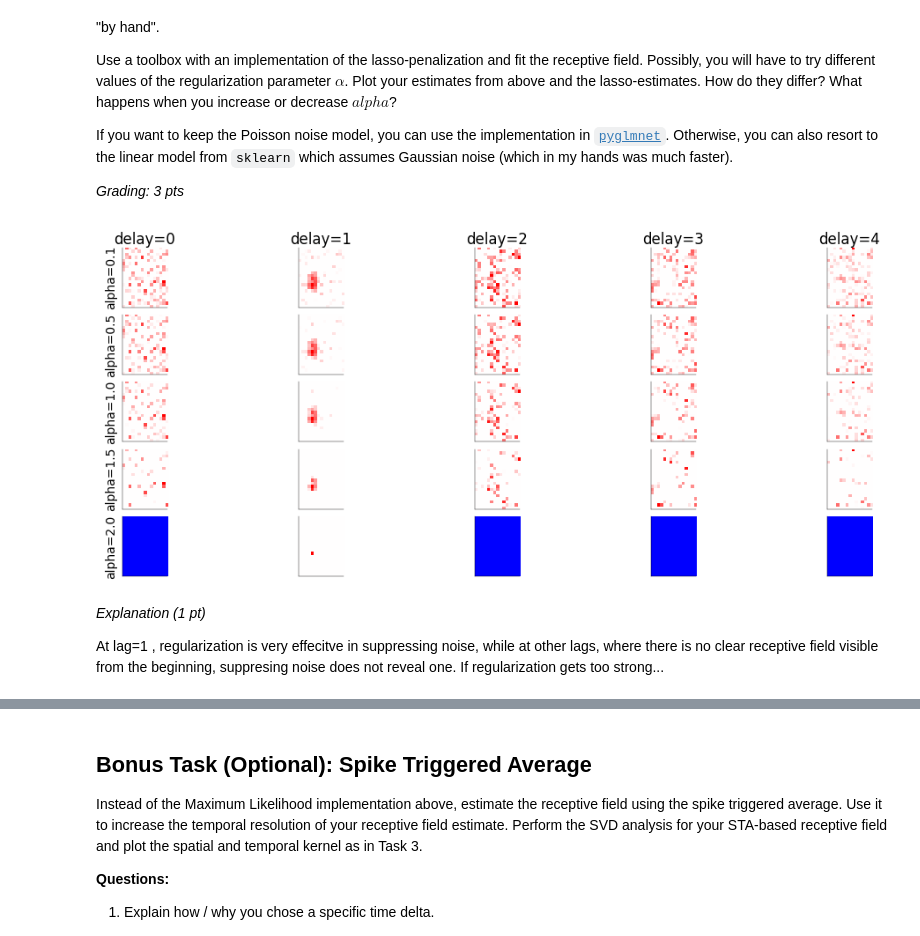
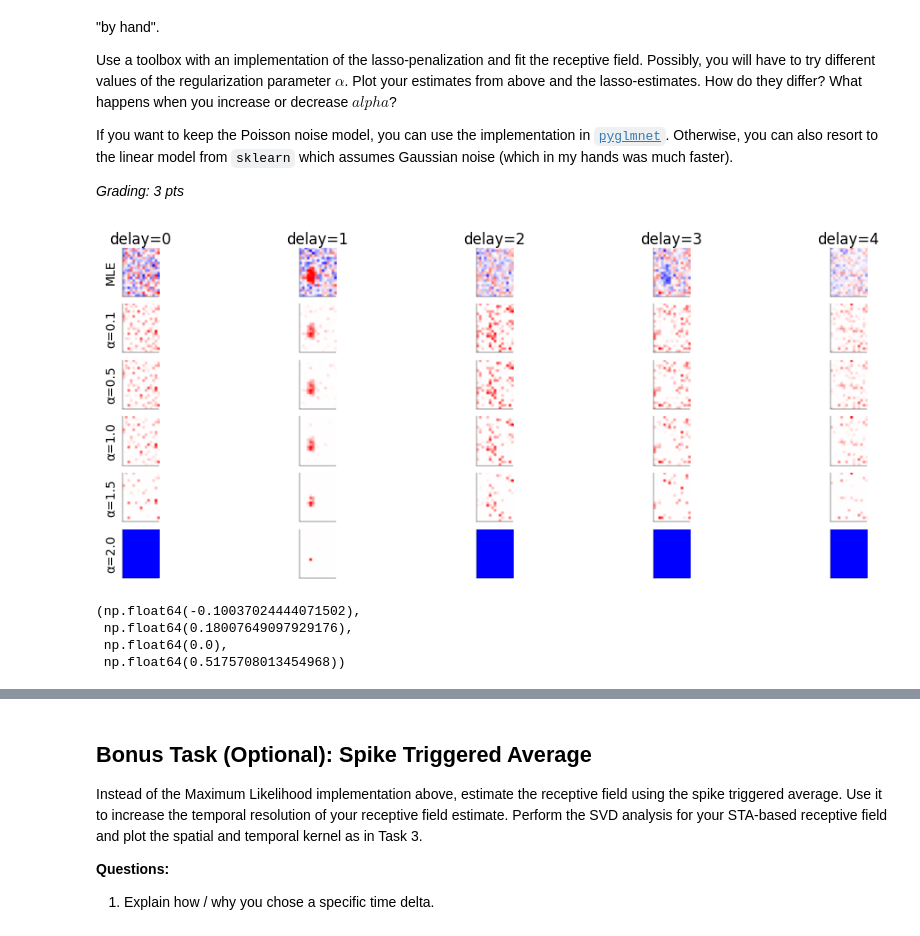
Before and after one commit to toniklenk/NeuralDataScience, a Jupyter notebook: notebooks/CodingLab5.ipynb, the cells around one changed output, grey strips where cells are left out. Cells and saved outputs as stored; diff of their text form; code cells hidden in the pictures.

```diff
--- a/notebooks/CodingLab5.ipynb
+++ b/notebooks/CodingLab5.ipynb
@@ -177,9 +173,12 @@ def sample_lnp(
     # Generate samples from an instantaneous LNP model
     # neuron with receptive field kernel w. (1 pt)
     # ------------------------------------------------
-    s = np.random.uniform(size=(w.size, nT), low=0.0, high=5.0)
-    r = np.exp(w @ s) * dt * R
-    c = np.random.poisson(r)
+    # get stimulus frame
+    s = rng.choice([-s_i / 2, s_i / 2], size=(len(w), nT))
+    # get firing rate
+    r = np.exp(np.dot(w, s)) * R * dt
+    # get Poisson spike counts
+    c = rng.poisson(r)
 
     return c, r, s
 # %%
@@ -528,7 +530,7 @@ from sklearn import linear_model
 
 delta = [0, 1, 2, 3, 4]
 alphas = [0.1, 0.5, 1.0, 1.5, 2.0]
-w_hat = np.zeros((s.shape[0], len(delta), len(alphas)))
+w_hat_lasso = np.zeros((s.shape[0], len(delta), len(alphas)))
 for i, alpha in enumerate(alphas):
     for j, d in enumerate(delta):
         spike_counts_d = spike_counts[d:]
@@ -540,33 +542,47 @@ for i, alpha in enumerate(alphas):
         # fit the receptive field
         model = linear_model.Lasso(alpha=alpha, fit_intercept=False, max_iter=10000)
         model.fit(s_d.T, spike_counts_d)
-        w_hat[:, j, i] = model.coef_
+        w_hat_lasso[:, j, i] = model.coef_
 # %%
 # ------------------------------------------
 # plot the estimated receptive fields (1 pt)
 # ------------------------------------------
 
 
 fig, ax = plt.subplots(
-    len(alphas), len(delta), figsize=(10, 4), constrained_layout=True
+    len(alphas) + 1, len(delta), figsize=(10, 4), constrained_layout=True
 )  # add plot
+
+
+# plot estimates from above
+for i, d in enumerate(delta):
+    vlim = np.max(np.abs(w_hat[:, i]))
+    ax[0, i].imshow(w_hat[:, :, i], cmap="bwr", vmin=-vlim, vmax=vlim)
+    ax[0, i].set_title(f"Estimated RF (delay {d})")
+    ax[0, i].set_xticks([])
+    ax[0, i].set_yticks([])
+    ax[0, i].set_title(f"delay={d}")
+ax[0, 0].set_ylabel("MLE")
+
+
 for i, alpha in enumerate(alphas):
     for j, d in enumerate(delta):
-        vlim = np.max(np.abs(w_hat[:, j, i]))
-        ax[i, j].imshow(
-            w_hat[:, j, i].reshape(20, 15), cmap="bwr", vmin=-vlim, vmax=vlim
+        vlim = np.max(np.abs(w_hat_lasso[:, j, i]))
+        ax[i + 1, j].imshow(
+            w_hat_lasso[:, j, i].reshape(20, 15), cmap="bwr", vmin=-vlim, vmax=vlim
         )
-        if i == 0:
-            ax[i, j].set_title(f"delay={d}")
         if j == 0:
-            ax[i, j].set_ylabel(f"alpha={alpha}")
-        ax[i, j].set_xticks([])
-        ax[i, j].set_yticks([])
+            ax[i + 1, j].set_ylabel(f"α={alpha}")
+        ax[i + 1, j].set_xticks([])
+        ax[i + 1, j].set_yticks([])
 
 plt.show()
 # %% [output]
-[figure, old version]
+[figure, new version]
-# %% [markdown]
-_Explanation (1 pt)_
-
-At lag=1 , regularization is very effecitve in suppressing noise, while at other lags, where there is no clear receptive field visible from the beginning, suppresing noise does not reveal one. If regularization gets too strong...
+# %%
+w_hat.min(), w_hat.max(), w_hat_lasso.min(), w_hat_lasso.max()
+# %% [output]
+(np.float64(-0.10037024444071502),
+ np.float64(0.18007649097929176),
+ np.float64(0.0),
+ np.float64(0.5175708013454968))
```
Also changed, not shown: parts of 13 cells of this notebook.
